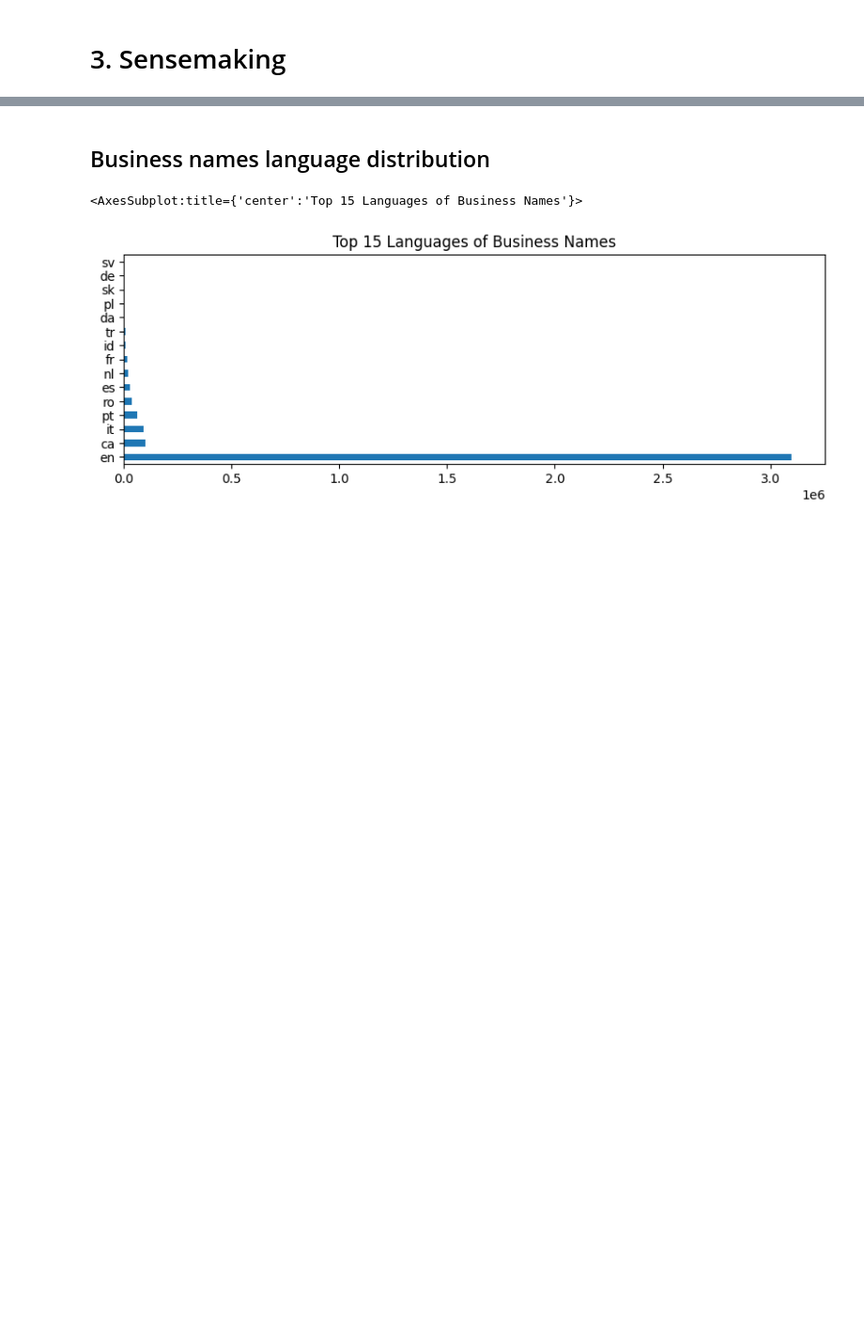
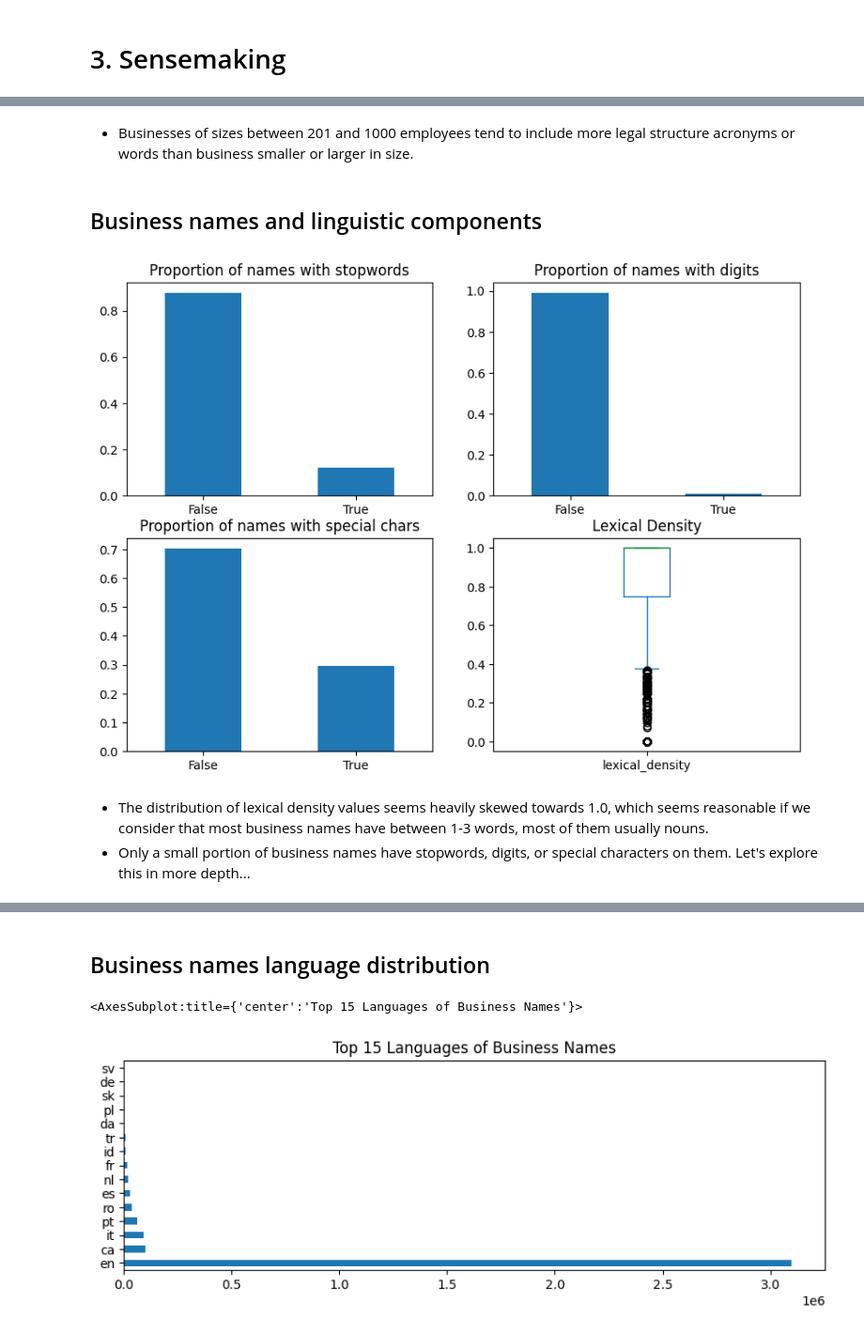
Before and after one commit to juanroesel/business-names-eda, a Jupyter notebook: src/notebooks/business_names_eda.ipynb, the cells around one changed output, grey strips where cells are left out. Shown at 94% size. Saved outputs shown, nothing was run; the diff lists cells and outputs as text; code cells hidden in the pictures; blank space fills up the shorter version.

```diff
--- a/src/notebooks/business_names_eda.ipynb
+++ b/src/notebooks/business_names_eda.ipynb
@@ -272,0 +353,15 @@ Name: size range, dtype: object
+# %% [markdown]
+* Businesses of sizes between 201 and 1000 employees tend to include more legal structure acronyms or words than business smaller or larger in size.
+# %% [markdown]
+## Business names and linguistic components
+# %%
+fig, axes = plt.subplots(nrows=2, ncols=2, figsize=(10, 7))
+ax = corpus_df["has_stopwords"].value_counts(normalize=True).plot(kind="bar", ax=axes[0, 0], rot=0, title="Proportion of names with stopwords")
+ax = corpus_df["has_digits"].value_counts(normalize=True).plot(kind="bar", ax=axes[0, 1], rot=0, title="Proportion of names with digits")
+ax = corpus_df["has_special_chars"].value_counts(normalize=True).plot(kind="bar", ax=axes[1, 0], rot=0, title="Proportion of names with special chars")
+ax = corpus_df["lexical_density"].plot(kind="box", ax=axes[1, 1], title="Lexical Density")
+# %% [output]
+[figure, added]
+# %% [markdown]
+* The distribution of lexical density values seems heavily skewed towards 1.0, which seems reasonable if we consider that most business names have between 1-3 words, most of them usually nouns.
+* Only a small portion of business names have stopwords, digits, or special characters on them. Let's explore this in more depth...
```
Also changed, not shown: parts of 30 cells of this notebook.
